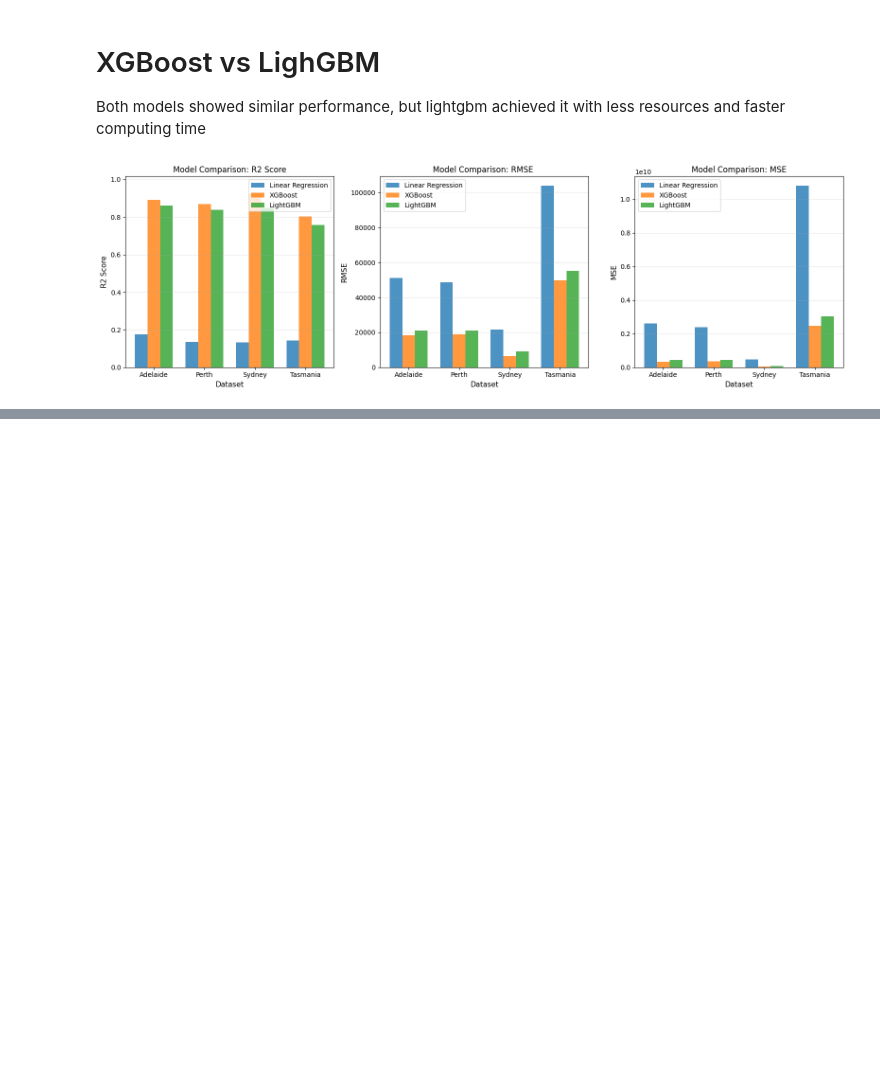
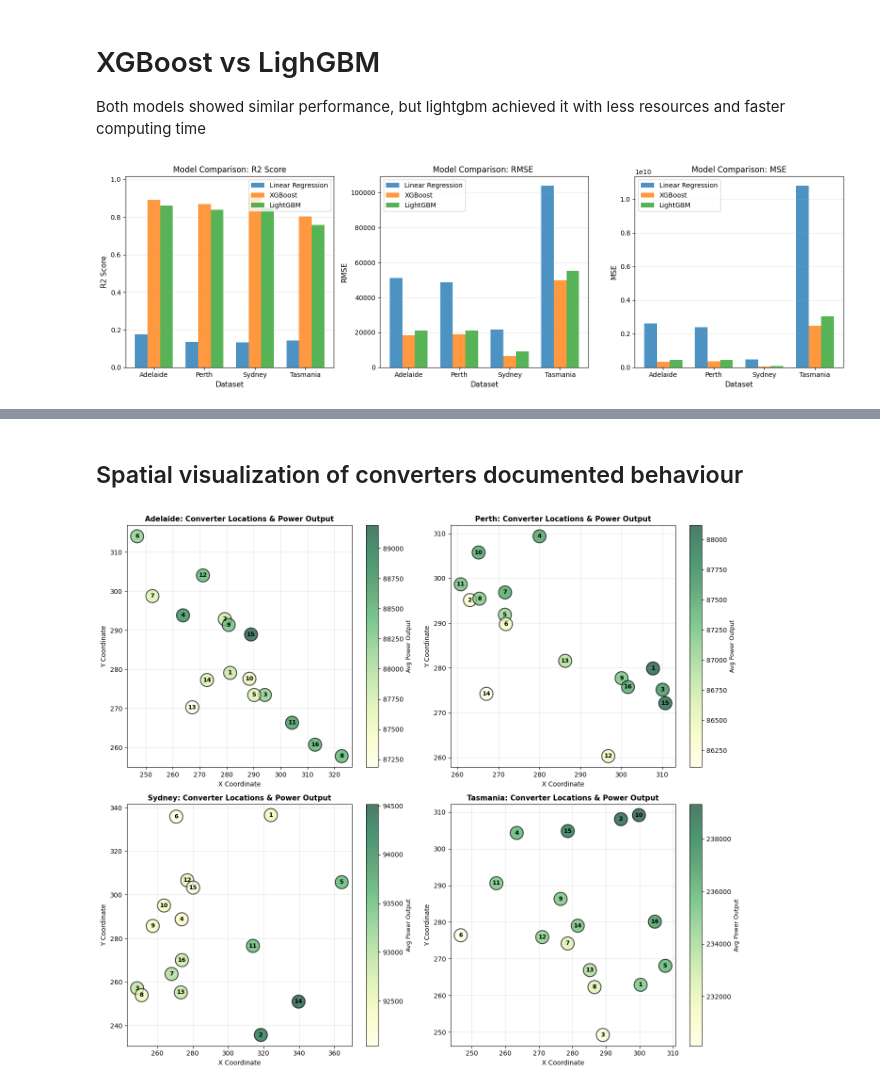
Before and after one commit to vect000r/datascience, a Jupyter notebook: WEC/WEC.ipynb, the cells around one changed output, grey strips where cells are left out. Saved outputs shown, nothing was run; the diff lists cells and outputs as text; code cells hidden in the pictures; blank space fills up the shorter version.

Commit message:
feat: added heatmap

```diff
--- a/WEC/WEC.ipynb
+++ b/WEC/WEC.ipynb
@@ -57,8 +57,8 @@ We want to predict the total power output (described in power_all column) of a s
 # %%
 # As we only need x's and y's for predicting power_all, I remove the p1-p16 columns
 
-for dataset in datasets:
-    dataset.drop([f'p{i}' for i in range(1, 17)], inplace=True, axis=1)
+#for dataset in datasets:
+#    dataset.drop([f'p{i}' for i in range(1, 17)], inplace=True, axis=1)
 
 
 adelaide_df.head()
@@ -553,0 +558,66 @@ plt.show()
+# %% [markdown]
+## Spatial visualization of converters documented behaviour
+# %%
+fig, axes = plt.subplots(2, 2, figsize=(14, 12))
+axes = axes.flatten()
+
+for plot_idx, dataset in enumerate(datasets):
+    ax = axes[plot_idx]
+
+    # Extract coordinates for all 16 converters
+    x_coords = []
+    y_coords = []
+    powers = []
+
+    for i in range(1, 17):
+        x_col = f'x{i}'
+        y_col = f'y{i}'
+        p_col = f'p{i}'
+
+        # Get the data (average across all rows for this converter)
+        x_avg = dataset[x_col].mean()
+        y_avg = dataset[y_col].mean()
+        p_avg = dataset[p_col].mean()
+
+        x_coords.append(x_avg)
+        y_coords.append(y_avg)
+        powers.append(p_avg)
+
+    x_coords = np.array(x_coords)
+    y_coords = np.array(y_coords)
+    powers = np.array(powers)
+
+    # Normalize power values for color mapping (0-1 range)
+    powers_normalized = (powers - powers.min()) / (powers.max() - powers.min())
+
+    # Create scatter plot with color based on power output
+    scatter = ax.scatter(
+        x_coords,
+        y_coords,
+        c=powers,
+        s=400,
+        cmap='YlGn',  # Yellow to Green colormap
+        alpha=0.7,
+        edgecolors='black',
+        linewidth=1.5
+    )
+
+    for i in range(16):
+        ax.text(x_coords[i], y_coords[i], str(i+1),
+                ha='center', va='center',
+                fontsize=9, fontweight='bold')
+
+    ax.set_xlabel('X Coordinate', fontsize=10)
+    ax.set_ylabel('Y Coordinate', fontsize=10)
+    ax.set_title(f'{dataset_names[plot_idx]}: Converter Locations & Power Output',
+                 fontsize=11, fontweight='bold')
+    ax.grid(True, alpha=0.3)
+
+
+    cbar = plt.colorbar(scatter, ax=ax)
+    cbar.set_label('Avg Power Output', fontsize=9)
+
+plt.tight_layout()
+plt.show()
+# %% [output]
+[figure, added]
```
Also changed, not shown: parts of 3 cells of this notebook.
